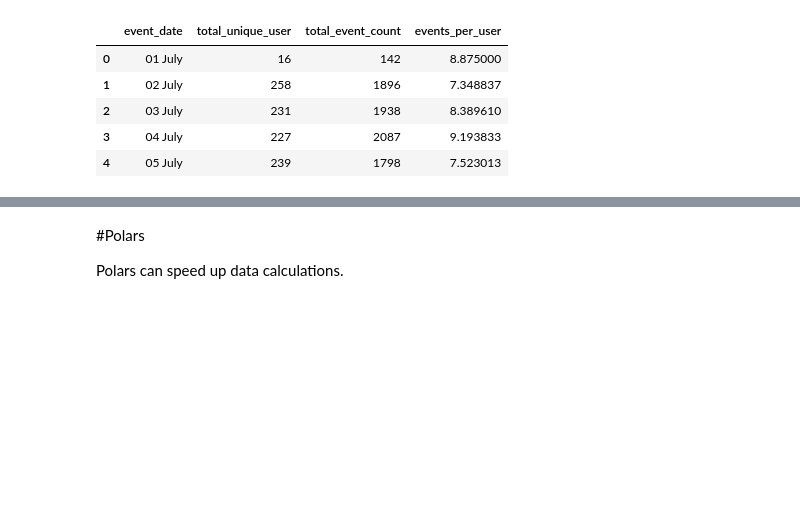
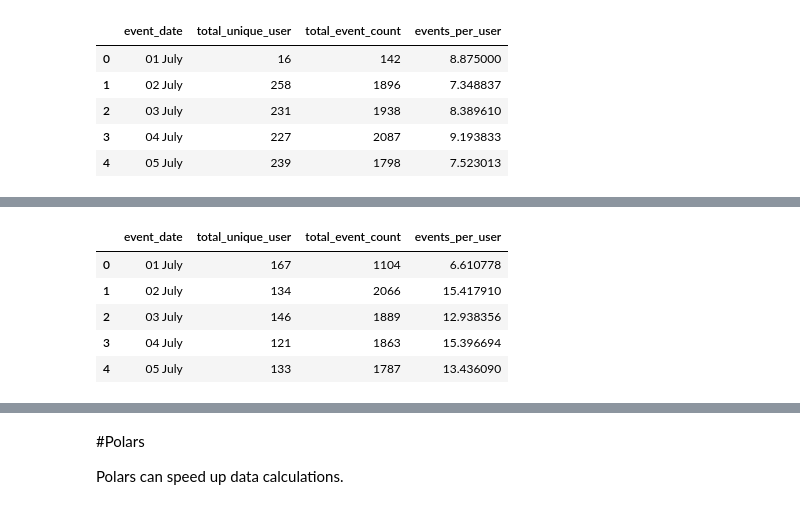
Before and after one commit to violettance/python_wrangling, a Jupyter notebook: FloodIt/FloodIt Data Wrangling.ipynb, the cells around one changed output, grey strips where cells are left out. Cells and saved outputs as stored; diff of their text form; code cells hidden in the pictures; blank space fills up the shorter version.

Commit message:
# Calculating average number of events per user for shop menu screen view

```diff
--- a/FloodIt/FloodIt Data Wrangling.ipynb
+++ b/FloodIt/FloodIt Data Wrangling.ipynb
@@ -244,0 +242,4 @@ fig.show()
+# %%
+# Exploring event_params column
+pd.set_option('max_colwidth', None)
+df_j['event_params'][9]
@@ -244,0 +251,10 @@ fig.show()
+# %%
+# Extracting key:firebase_screen_class and values:shop_menu in event params column
+df_shop_menu = df_j[df_j['event_params'].apply(
+    lambda x: any(item.get('key') == 'firebase_screen_class' and
+                    item.get('value', {}).get('string_value') == 'shop_menu' for item in x)
+    )]
+# %%
+# Unique user by event date
+df_shop_menu_ed = df_shop_menu.groupby(['event_date'])['user_pseudo_id'].nunique().reset_index(name='total_unique_user')
+df_shop_menu_ed
@@ -244,0 +268,4 @@ fig.show()
+# %%
+# Total event count by event date
+df_shop_menu_grouped = df_shop_menu.groupby('event_date')['user_pseudo_id'].count().reset_index(name='total_event_count')
+df_shop_menu_grouped
@@ -244,0 +279,19 @@ fig.show()
+# %%
+# Merging dataframes
+shop_menu_merged_df = pd.merge(df_shop_menu_ed, df_shop_menu_grouped, on='event_date')
+
+# Average event count per user
+shop_menu_merged_df['events_per_user'] = shop_menu_merged_df['total_event_count'] / shop_menu_merged_df['total_unique_user']
+
+# Changing event_date format
+shop_menu_merged_df['event_date'] = pd.to_datetime(shop_menu_merged_df['event_date'], format='%Y%m%d')
+shop_menu_merged_df['event_date'] = shop_menu_merged_df['event_date'].dt.strftime('%d %B')
+
+shop_menu_merged_df
+# %% [output]
+|  | event_date | total_unique_user | total_event_count | events_per_user |
+| 0 | 01 July | 167 | 1104 | 6.610778 |
+| 1 | 02 July | 134 | 2066 | 15.417910 |
+| 2 | 03 July | 146 | 1889 | 12.938356 |
+| 3 | 04 July | 121 | 1863 | 15.396694 |
+| 4 | 05 July | 133 | 1787 | 13.436090 |
```
Also changed, not shown: parts of 12 cells of this notebook.
